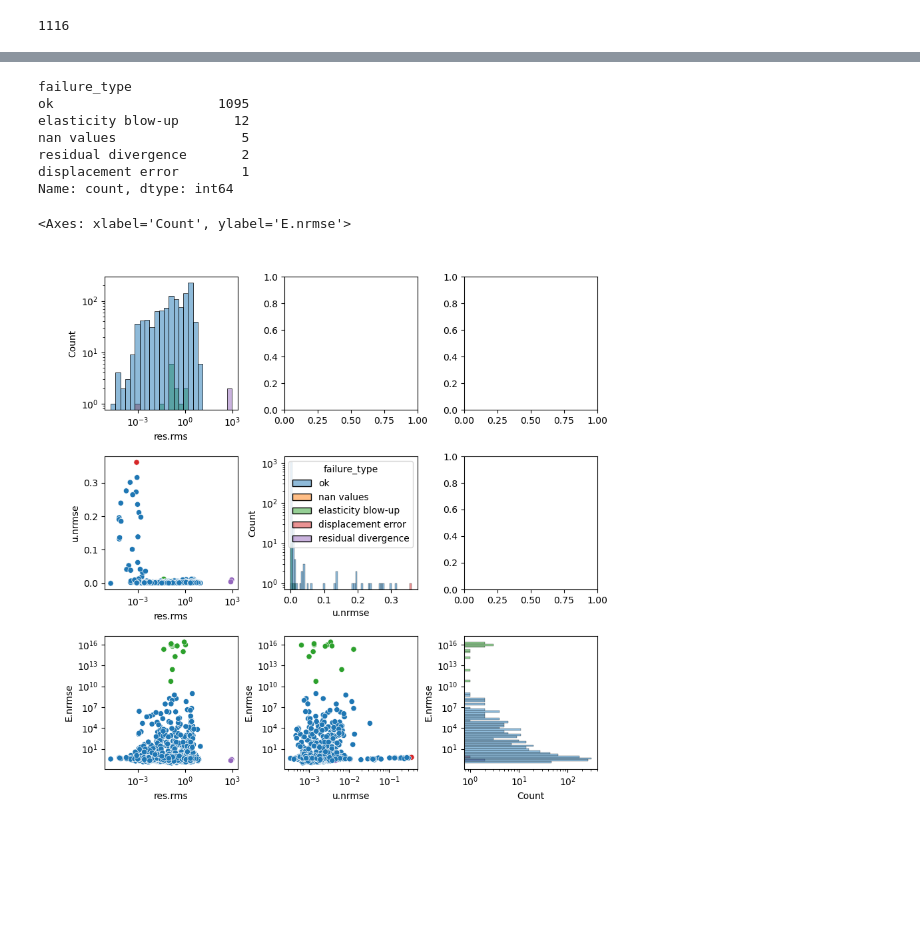
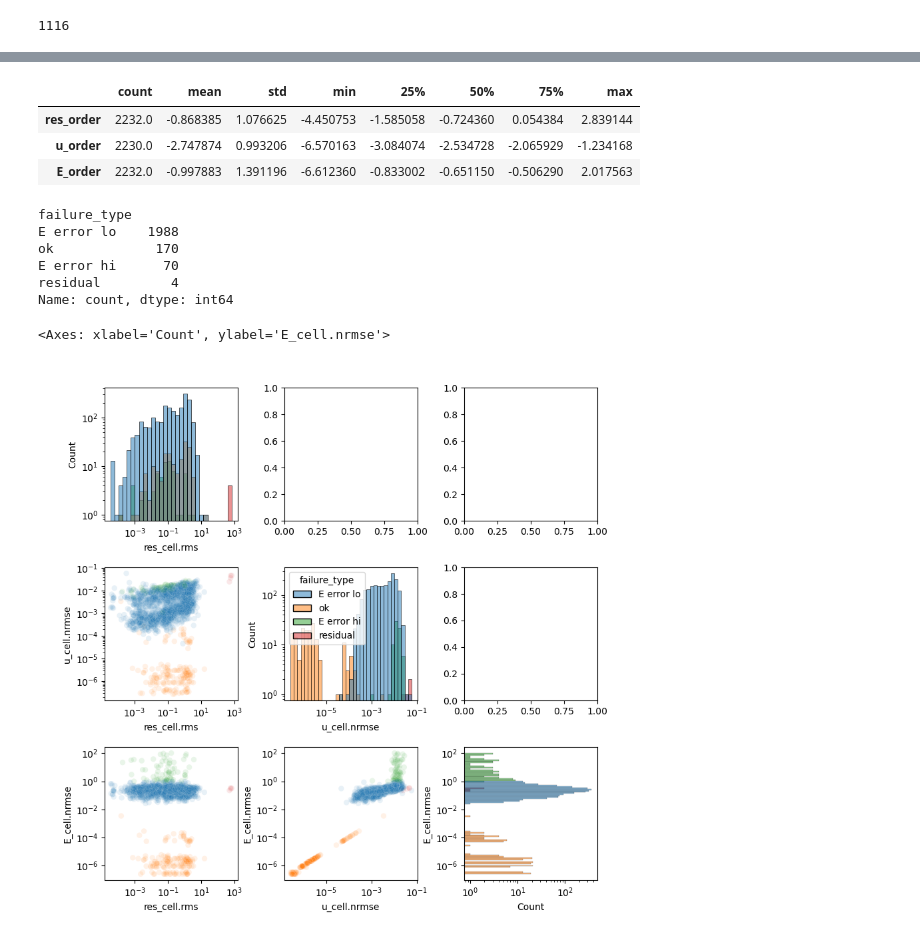
Before and after one commit to mattragoza/lung-project, a Jupyter notebook: notebooks/shapenet/21-optimize-experiment.ipynb, the cells around one changed output, grey strips where cells are left out. Cells and saved outputs as stored; diff of their text form; code cells hidden in the pictures; blank space fills up the shorter version.

```diff
--- a/notebooks/shapenet/21-optimize-experiment.ipynb
+++ b/notebooks/shapenet/21-optimize-experiment.ipynb
@@ -259,3 +257,0 @@ df.groupby(['res_order']).count()
-# %%
-df['u_order'] = np.round(np.log10(df['u.nrmse']))
-df.groupby(['u_order']).count()
@@ -271,3 +257,0 @@ df.groupby(['u_order']).count()
-# %%
-df['E_order'] = np.round(np.log10(df['E.nrmse']))
-df.groupby(['E_order']).count()
@@ -294,57 +258,64 @@ df.groupby(['E_order']).count()
+# %%
+df['res_order'] = np.log10(df['res_cell.rms'])
+df['u_order'] = np.log10(df['u_cell.nrmse'])
+df['E_order'] = np.log10(df['E_cell.nrmse'])
+df[['res_order', 'u_order', 'E_order']].describe().T
+# %% [output]
+|  | count | mean | std | min | 25% | 50% | 75% | max |
+| res_order | 2232.0 | -0.868385 | 1.076625 | -4.450753 | -1.585058 | -0.724360 | 0.054384 | 2.839144 |
+| u_order | 2230.0 | -2.747874 | 0.993206 | -6.570163 | -3.084074 | -2.534728 | -2.065929 | -1.234168 |
+| E_order | 2232.0 | -0.997883 | 1.391196 | -6.612360 | -0.833002 | -0.651150 | -0.506290 | 2.017563 |
 # %%
 def classify_failure(row):
-    if row['u_isna'] or row['E_isna'] or row['res_isna']:
-        return 'nan values'
-    if row['E_order'] > 10:
-        return 'elasticity blow-up'
-    if row['u_order'] > -1:
-        return 'displacement error'
-    elif row['res_order'] > 1:
-        return 'residual divergence'
+    if row['res_order'] > 2:
+        return 'residual'
+    elif row['E_order'] > 0:
+        return 'E error hi'
+    elif row['E_order'] > -2:
+        return 'E error lo'
     return 'ok'
 
 df['failure_type'] = df.apply(classify_failure, axis=1)
 df['failure_type'].value_counts()
 # %% [output]
 failure_type
-ok                     1095
-elasticity blow-up       12
-nan values                5
-residual divergence       2
-displacement error        1
+E error lo    1988
+ok             170
+E error hi      70
+residual         4
 Name: count, dtype: int64
 # %%
 fig, axes = mpl_viz.subplot_grid(3, 3, ax_height=2, ax_width=2, padding=(1.0, 0.4, 0.6, 0.4), spacing=0.7) # lrbt
 
 ax = axes[0,0]
 ax.set_xscale('log', base=10)
 ax.set_yscale('log', base=10)
-sns.histplot(df, x='res.rms', hue='failure_type', legend=False, ax=ax)
+sns.histplot(df, x='res_cell.rms', hue='failure_type', legend=False, ax=ax)
 
 ax = axes[1,0]
 ax.set_xscale('log', base=10)
-ax.set_xscale('log', base=10)
-sns.scatterplot(df, x='res.rms', y='u.nrmse', hue='failure_type', legend=False, ax=ax)
+ax.set_yscale('log', base=10)
+sns.scatterplot(df, x='res_cell.rms', y='u_cell.nrmse', hue='failure_type', legend=False, ax=ax, alpha=0.1)
 
 ax = axes[2,0]
 ax.set_xscale('log', base=10)
 ax.set_yscale('log', base=10)
-sns.scatterplot(df, x='res.rms', y='E.nrmse', hue='failure_type', legend=False, ax=ax)
+sns.scatterplot(df, x='res_cell.rms', y='E_cell.nrmse', hue='failure_type', legend=False, ax=ax, alpha=0.1)
 
 ax = axes[1,1]
-#ax.set_xscale('log', base=10)
+ax.set_xscale('log', base=10)
 ax.set_yscale('log', base=10)
-sns.histplot(df, x='u.nrmse', hue='failure_type', legend=True, ax=ax)
+sns.histplot(df, x='u_cell.nrmse', hue='failure_type', legend=True, ax=ax)
 
 ax = axes[2,1]
 ax.set_xscale('log', base=10)
 ax.set_yscale('log', base=10)
-sns.scatterplot(df, x='u.nrmse', y='E.nrmse', hue='failure_type', legend=False, ax=ax)
+sns.scatterplot(df, x='u_cell.nrmse', y='E_cell.nrmse', hue='failure_type', legend=False, ax=ax, alpha=0.1)
 
 ax = axes[2,2]
 ax.set_xscale('log', base=10)
 ax.set_yscale('log', base=10)
-sns.histplot(df, y='E.nrmse', hue='failure_type', legend=False, ax=ax)
+sns.histplot(df, y='E_cell.nrmse', hue='failure_type', legend=False, ax=ax)
 # %% [output]
-<Axes: xlabel='Count', ylabel='E.nrmse'>
+<Axes: xlabel='Count', ylabel='E_cell.nrmse'>
-[figure, old version]
+[figure, new version]
```
Also changed, not shown: parts of 20 cells of this notebook, 7 other files.
